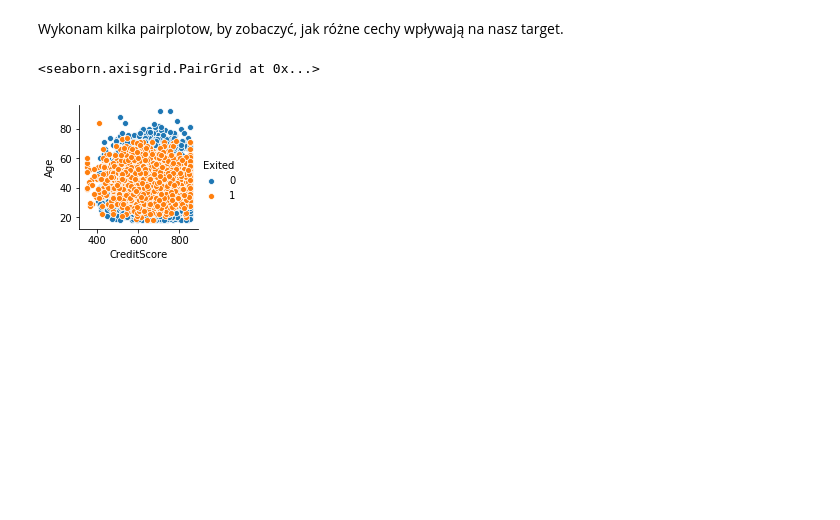
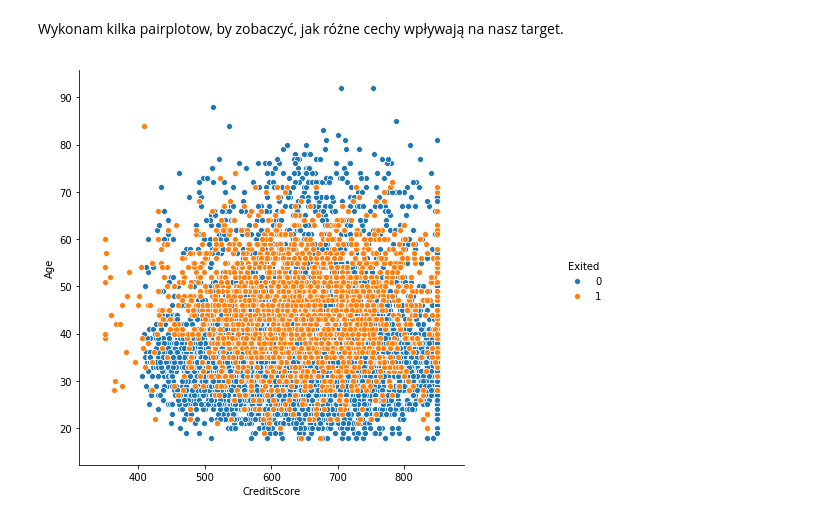
Before and after one commit to Dalthirr/NeuralNetworks, a Jupyter notebook: EDA.ipynb, the cells around one changed output. Cells and saved outputs as stored; diff of their text form; code cells hidden in the pictures; blank space fills up the shorter version.

```diff
--- a/EDA.ipynb
+++ b/EDA.ipynb
@@ -184,8 +186,8 @@ plt.show(sns.heatmap(df.corr(),xticklabels=df.corr().columns,
 # %% [markdown]
 Wykonam kilka pairplotow, by zobaczyć, jak różne cechy wpływają na nasz target.
 # %%
-sns.pairplot(df,x_vars=['CreditScore'],y_vars=['Age'],hue='Exited')
+g=sns.pairplot(df,x_vars=['CreditScore'],y_vars=['Age'],hue='Exited')
+g.fig.set_size_inches(10,8)
 # %% [output]
-<seaborn.axisgrid.PairGrid at 0x...>
-[figure, old version]
+[figure, new version]
 # %%
```
Also changed, not shown: parts of 5 cells of this notebook.
